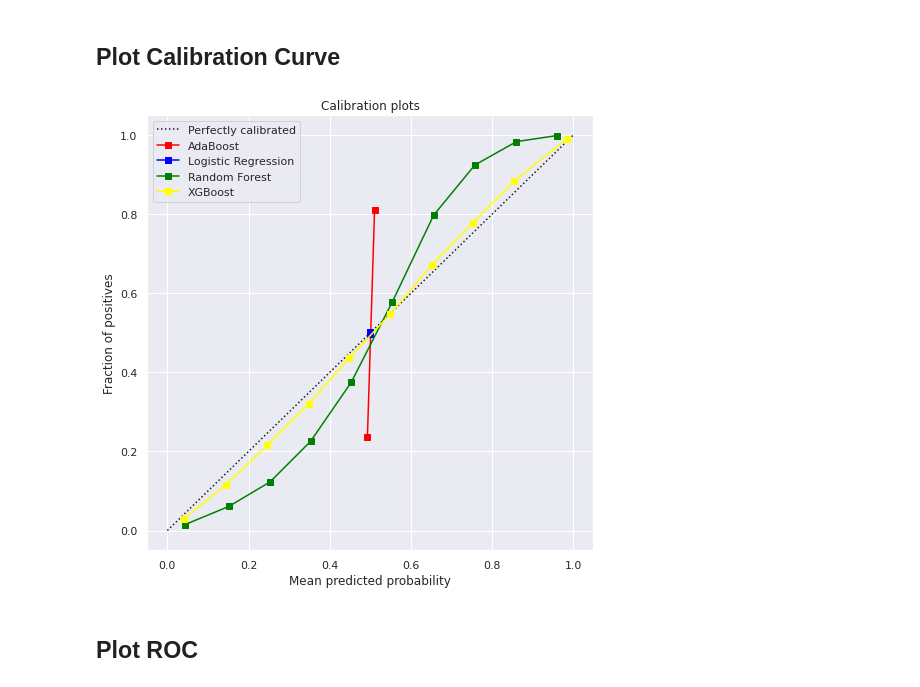
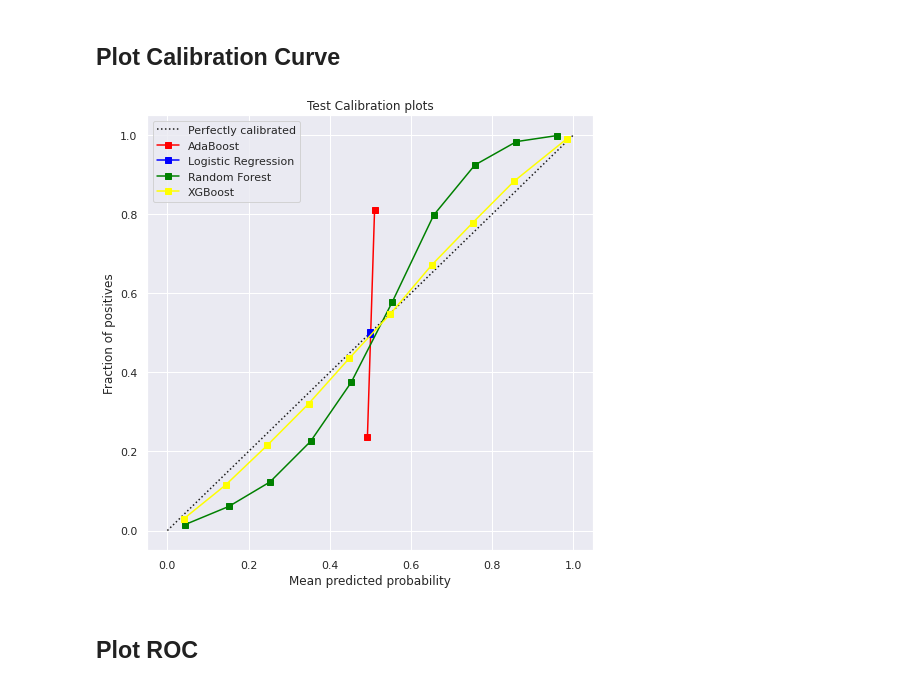
Before and after one commit to anw1998/MMD6020_Final_Project, a Jupyter notebook: notebooks/Final version.ipynb, the cells around one changed output. Cells and saved outputs as stored; diff of their text form; code cells hidden in the pictures.

```diff
--- a/notebooks/Final version.ipynb
+++ b/notebooks/Final version.ipynb
@@ -827,7 +827,7 @@ sns.set()
 
 colors = ['red', 'blue', 'green', 'yellow', 'orange']
 
-def plot_Calibration(classifiers_tuple, plot_name, add_random=False):
+def plot_Calibration(classifiers_tuple, subset, add_random=False):
     calibration_displays = {}
     fig = plt.figure(figsize=(8, 8))
     gs = GridSpec(2, 2)
@@ -849,17 +849,17 @@ def plot_Calibration(classifiers_tuple, plot_name, add_random=False):
         y_random = np.random.uniform(low=0.0, high=1.0, size=len(y))
         CalibrationDisplay.from_predictions(y, y_random, n_bins=nbins, name='Random Uniform', ax=ax_calibration_curve, color='black')
 
-    ax_calibration_curve.set_title("Calibration plots");
+    ax_calibration_curve.set_title(f"{subset} Calibration plots");
     plt.legend(loc="upper left")
 # %%
 classifiers = [(clf_adaboost, 'AdaBoost', X_test, y_test),
                (clf_logreg, 'Logistic Regression', X_test, y_test),
                (clf_rf, 'Random Forest', X_test, y_test),
                (xgb_HP, 'XGBoost', X_test, y_test)
                ]
-plot_Calibration(classifiers, plot_name='Testing')
+plot_Calibration(classifiers, 'Test')
 # %% [output]
-[figure, old version]
+[figure, new version]
 # %% [markdown]
 ## Plot ROC
 # %%
```
Also changed, not shown: parts of 2 cells of this notebook.
